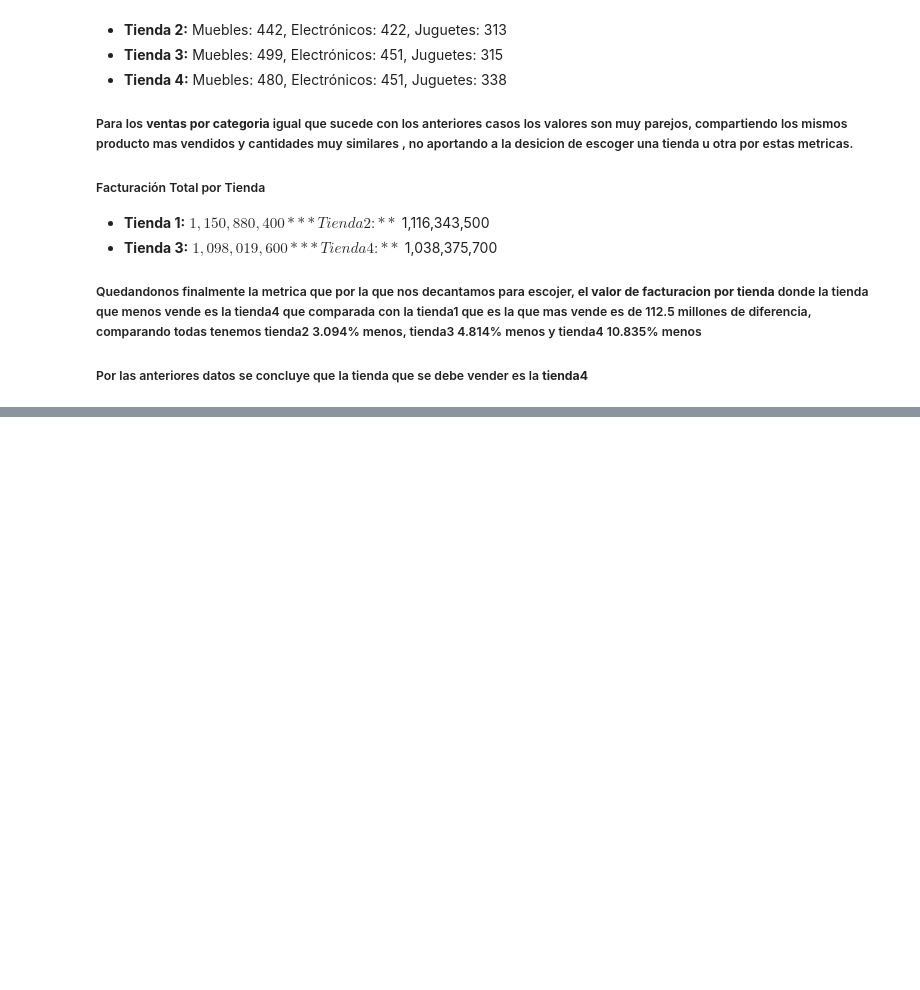
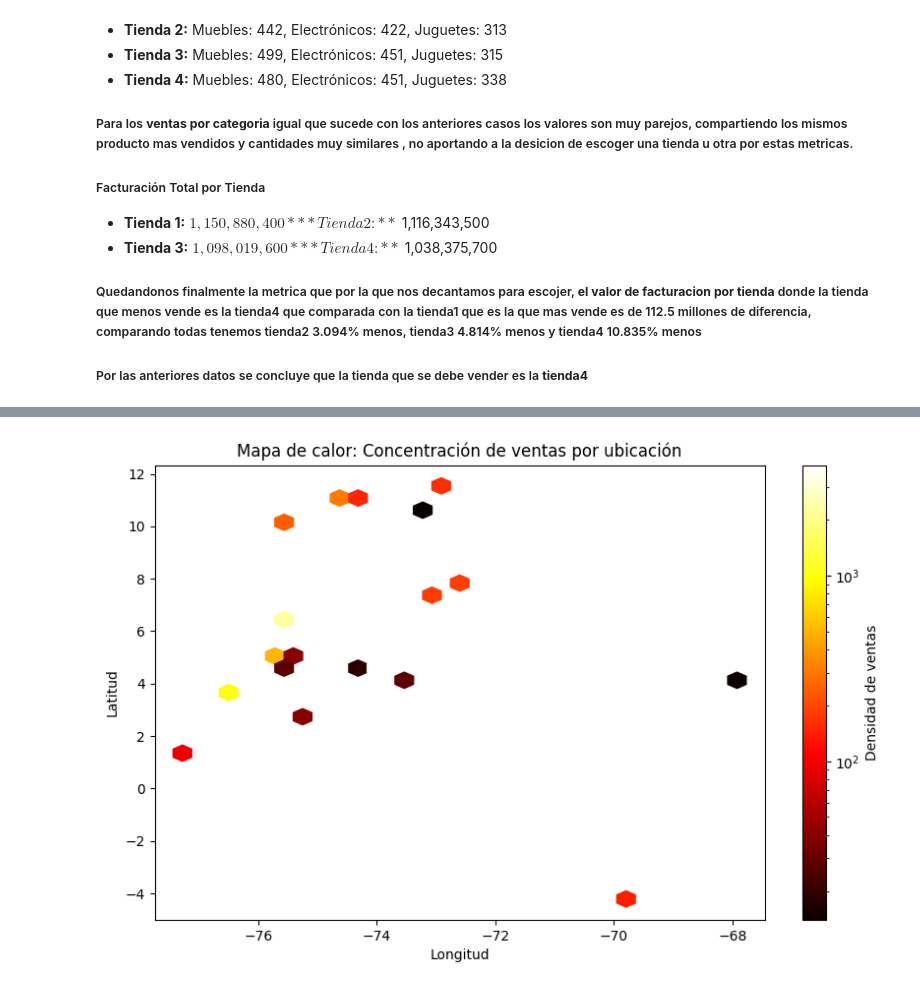
Before and after one commit to OscarBarco/Alura-Challengue2-store, a Jupyter notebook: AluraStoreLatam.ipynb, the cells around one changed output, grey strips where cells are left out. Saved outputs shown, nothing was run; the diff lists cells and outputs as text; code cells hidden in the pictures; blank space fills up the shorter version.

```diff
--- a/AluraStoreLatam.ipynb
+++ b/AluraStoreLatam.ipynb
@@ -450,0 +474,12 @@ Conclusion: el costo del envio comparado con la facturacion de cada tienda es mu
+# %%
+# Unir los 4 DataFrames en uno solo
+df_total = pd.concat([tienda, tienda2, tienda3, tienda4], ignore_index=True)
+plt.figure(figsize=(10, 6))
+plt.hexbin(df_total['lon'], df_total['lat'], gridsize=30, cmap='hot', bins='log')
+plt.colorbar(label='Densidad de ventas')
+plt.title('Mapa de calor: Concentración de ventas por ubicación')
+plt.xlabel('Longitud')
+plt.ylabel('Latitud')
+plt.show()
+# %% [output]
+[figure, added]
```
Also changed, not shown: parts of 4 cells of this notebook.
